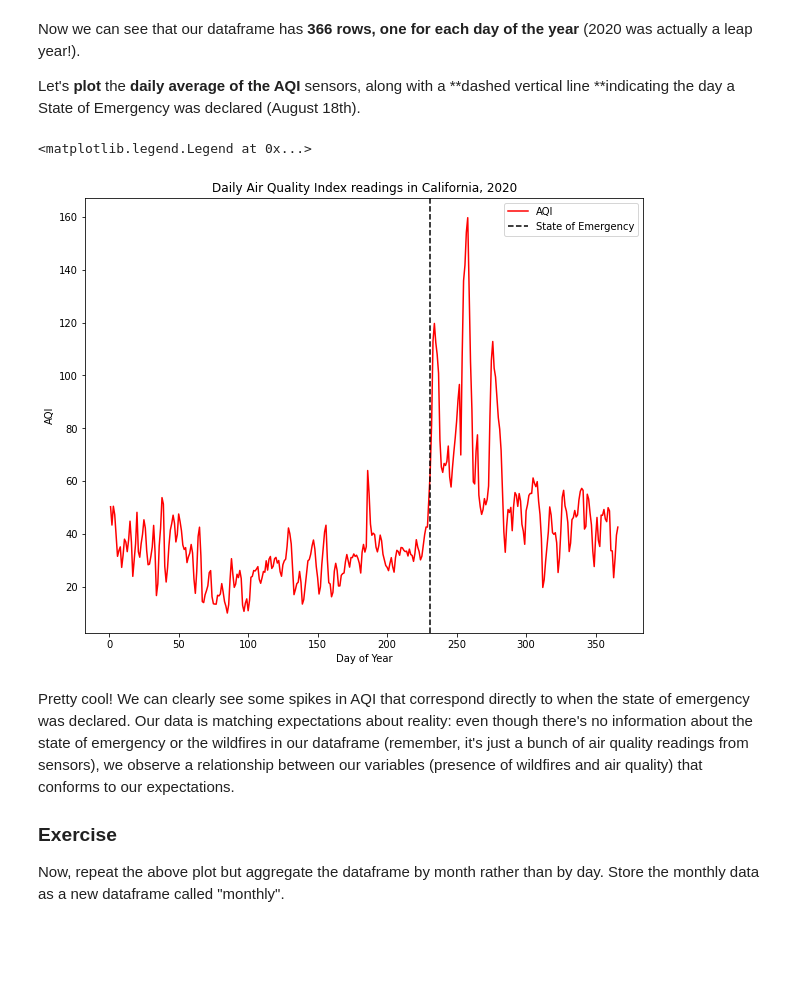
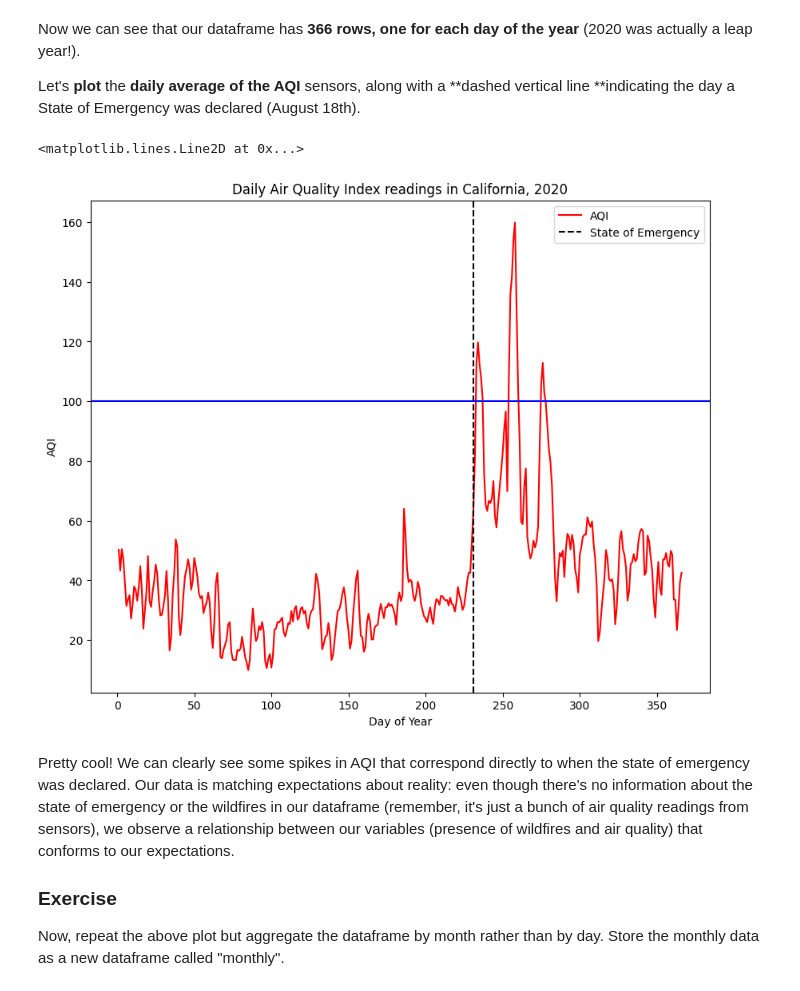
Before and after one commit to awenroberts/QM2, a Jupyter notebook: Copy_of_W3_spatial_data.ipynb, the cells around one changed output. Drawn from its saved outputs; the diff is of its cells as text; code cells hidden in the pictures; blank space fills up the shorter version.

```diff
--- a/Copy_of_W3_spatial_data.ipynb
+++ b/Copy_of_W3_spatial_data.ipynb
@@ -213,18 +249,22 @@ Let's **plot** the **daily average of the AQI** sensors, along with a **dashed v
 # %%
 # plot the daily data
 daily.plot(color='red')
 
 #add title and axis labels
+# plt. means we are refrencing the matplotlib library which we abbreviated to 'plt'
 plt.title('Daily Air Quality Index readings in California, 2020')
 plt.ylabel('AQI')
 plt.xlabel('Day of Year')
 
 # add a dashed black line on August 18th (the 231st day of the year)
 plt.axvline(231, color='black', linestyle='--', label='State of Emergency')
 plt.legend()
+
+# add a horizontal line at AQI = 100
+plt.axhline(100, color='blue', linestyle='-')
 # %% [output]
-<matplotlib.legend.Legend at 0x...>
+<matplotlib.lines.Line2D at 0x...>
-[figure, old version]
+[figure, new version]
 # %% [markdown]
 Pretty cool! We can clearly see some spikes in AQI that correspond directly to when the state of emergency was declared. Our data is matching expectations about reality: even though there's no information about the state of emergency or the wildfires in our dataframe (remember, it's just a bunch of air quality readings from sensors), we observe a relationship between our variables (presence of wildfires and air quality) that conforms to our expectations.
 
```
Also changed, not shown: parts of 14 cells of this notebook.
